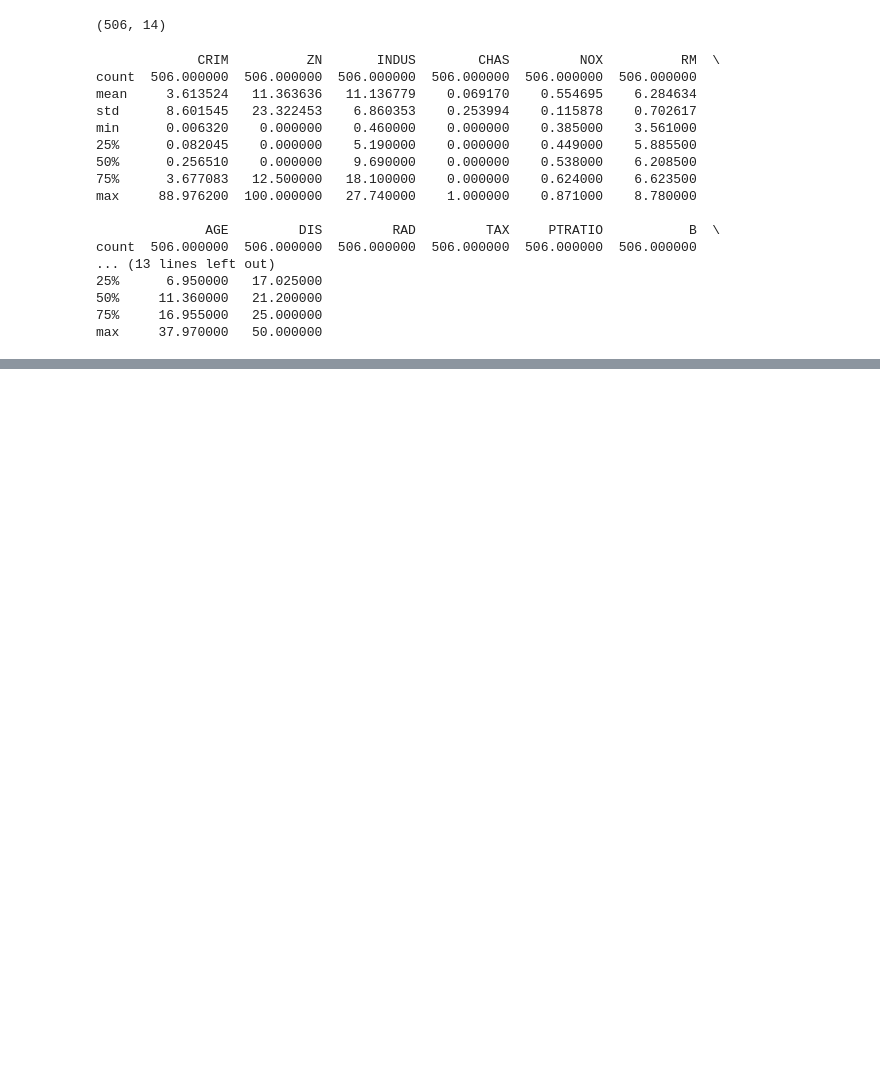
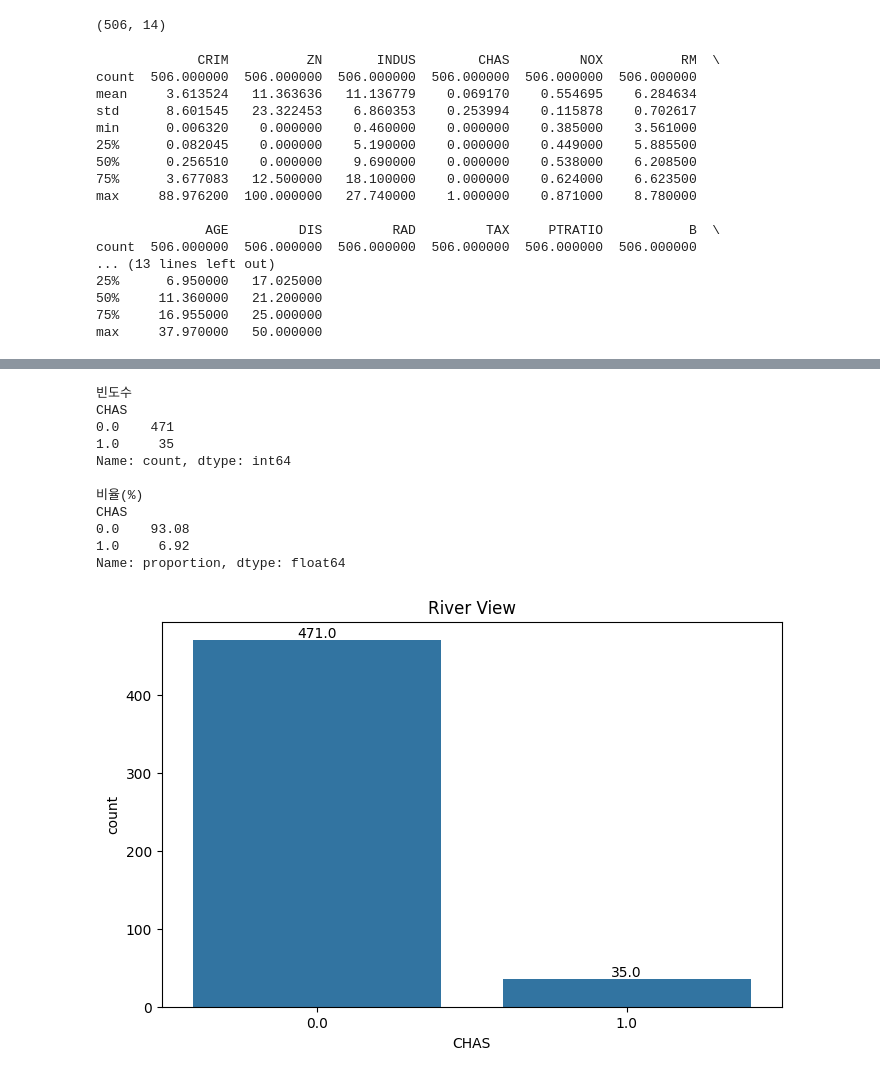
Before and after one commit to hw-coder92/Gwangju-AI-Academy, a Jupyter notebook: 06.EDA-분석/02.프로젝트/01-데이터분석-탐색적분석(EDA).ipynb, the cells around one changed output, grey strips where cells are left out. Cells and saved outputs as stored; diff of their text form; code cells hidden in the pictures; blank space fills up the shorter version.

```diff
--- a/06.EDA-분석/02.프로젝트/01-데이터분석-탐색적분석(EDA).ipynb
+++ b/06.EDA-분석/02.프로젝트/01-데이터분석-탐색적분석(EDA).ipynb
@@ -81,0 +140,64 @@ plt.subplot(1,2,1)
+# %%
+# 강세권 영향 확인
+count = (df_boston["CHAS"].value_counts())
+
+print("빈도수")
+print(count)
+
+print()
+
+# 비율
+ratio = (df_boston["CHAS"].value_counts(normalize=True)*100)
+
+print("비율(%)")
+print(ratio.round(2))
+
+# 시각화
+plt.figure(
+    figsize=(8,5)
+)
+
+
+ax = sns.countplot(
+    x="CHAS",
+    data=df_boston
+)
+
+# 막대 위 수치 출력
+for p in ax.patches:
+    height = p.get_height()
+
+    ax.annotate(
+        f"{height}",
+        (
+            p.get_x()
+            +
+            p.get_width()/2,
+            height
+            ),
+        ha="center",
+        va="bottom"
+    )
+
+
+plt.title(
+    "River View"
+)
+
+plt.show()
+
+# 0 => 강세권(X)
+# 1 => 강세권
+# %% [output]
+빈도수
+CHAS
+0.0    471
+1.0     35
+Name: count, dtype: int64
+
+비율(%)
+CHAS
+0.0    93.08
+1.0     6.92
+Name: proportion, dtype: float64
+[figure, added]
```
Also changed, not shown: parts of 11 cells of this notebook, 5 other files.
